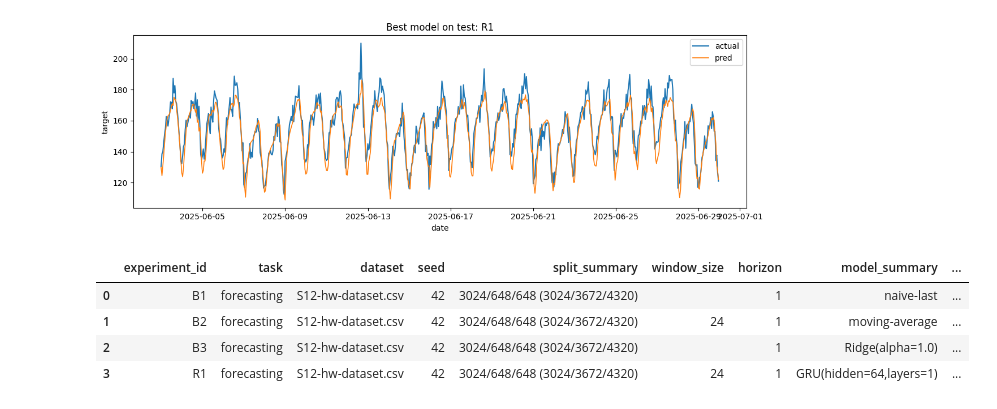
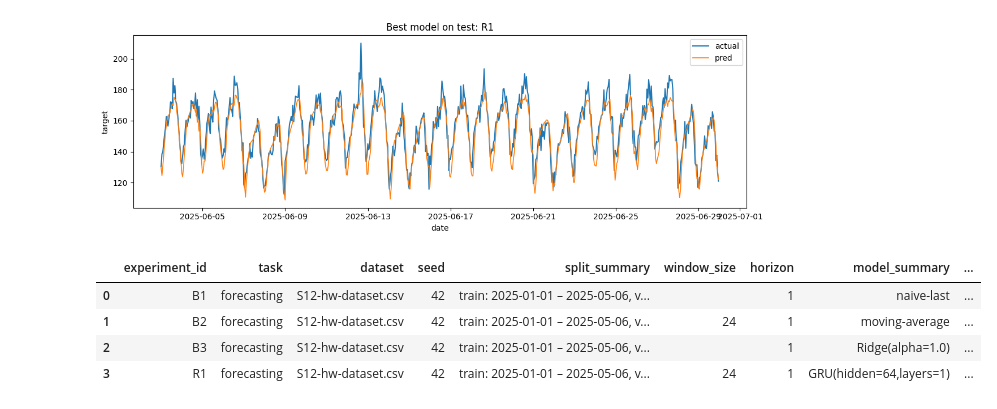
Before and after one commit to Isorch/aie_goldobin_rsbo-01-24, a Jupyter notebook: homeworks/HW12/HW12.ipynb, the cells around one changed output. Saved outputs shown, nothing was run; the diff lists cells and outputs as text; code cells hidden in the pictures.

```diff
--- a/homeworks/HW12/HW12.ipynb
+++ b/homeworks/HW12/HW12.ipynb
@@ -419,7 +419,11 @@ runs_columns = [
     "test_mae", "test_rmse", "test_mape", "notes"
 ]
 
-split_summary = f"{len(train_df)}/{len(val_df)}/{len(test_df)} ({train_end}/{val_end}/{n})"
+split_summary = (
+    f"train: {train_df['date'].min().date()} – {train_df['date'].max().date()}, "
+    f"val: {val_df['date'].min().date()} – {val_df['date'].max().date()}, "
+    f"test: {test_df['date'].min().date()} – {test_df['date'].max().date()}"
+)
 
 rows = []
 rows.append({
@@ -489,34 +493,34 @@ rows.append({
     "notes": "",
 })
 rows.append({
     "experiment_id": "R1",
     "task": "forecasting",
     "dataset": "S12-hw-dataset.csv",
     "seed": SEED,
     "split_summary": split_summary,
     "window_size": window_size,
     "horizon": horizon,
     "model_summary": "GRU(hidden=64,layers=1)",
     "features_summary": "univariate target window",
     "scaler": "StandardScaler(target)",
     "optimizer": "Adam",
     "lr": 1e-3,
     "epochs_trained": epochs,
     "best_val_mae": metrics_r1_val["mae"],
     "best_val_rmse": metrics_r1_val["rmse"],
     "best_val_mape": metrics_r1_val["mape"],
     "test_mae": best_test_metrics["mae"] if best_exp == "R1" else np.nan,
     "test_rmse": best_test_metrics["rmse"] if best_exp == "R1" else np.nan,
     "test_mape": best_test_metrics["mape"] if best_exp == "R1" else np.nan,
     "notes": "selected_by_val_mae" if best_exp == "R1" else "",
 })
 
 runs_df = pd.DataFrame(rows, columns=runs_columns)
 runs_df.to_csv(ARTIFACTS_DIR / "runs.csv", index=False)
 runs_df
 # %% [output]
 |  | experiment_id | task | dataset | seed | split_summary | window_size | horizon | model_summary | ... |
-| 0 | B1 | forecasting | S12-hw-dataset.csv | 42 | 3024/648/648 (3024/3672/4320) |  | 1 | naive-last | ... |
-| 1 | B2 | forecasting | S12-hw-dataset.csv | 42 | 3024/648/648 (3024/3672/4320) | 24 | 1 | moving-average | ... |
-| 2 | B3 | forecasting | S12-hw-dataset.csv | 42 | 3024/648/648 (3024/3672/4320) |  | 1 | Ridge(alpha=1.0) | ... |
-| 3 | R1 | forecasting | S12-hw-dataset.csv | 42 | 3024/648/648 (3024/3672/4320) | 24 | 1 | GRU(hidden=64,layers=1) | ... |
+| 0 | B1 | forecasting | S12-hw-dataset.csv | 42 | train: 2025-01-01 – 2025-05-06, v... |  | 1 | naive-last | ... |
+| 1 | B2 | forecasting | S12-hw-dataset.csv | 42 | train: 2025-01-01 – 2025-05-06, v... | 24 | 1 | moving-average | ... |
+| 2 | B3 | forecasting | S12-hw-dataset.csv | 42 | train: 2025-01-01 – 2025-05-06, v... |  | 1 | Ridge(alpha=1.0) | ... |
+| 3 | R1 | forecasting | S12-hw-dataset.csv | 42 | train: 2025-01-01 – 2025-05-06, v... | 24 | 1 | GRU(hidden=64,layers=1) | ... |
```
Also changed, not shown: 3 other files.
